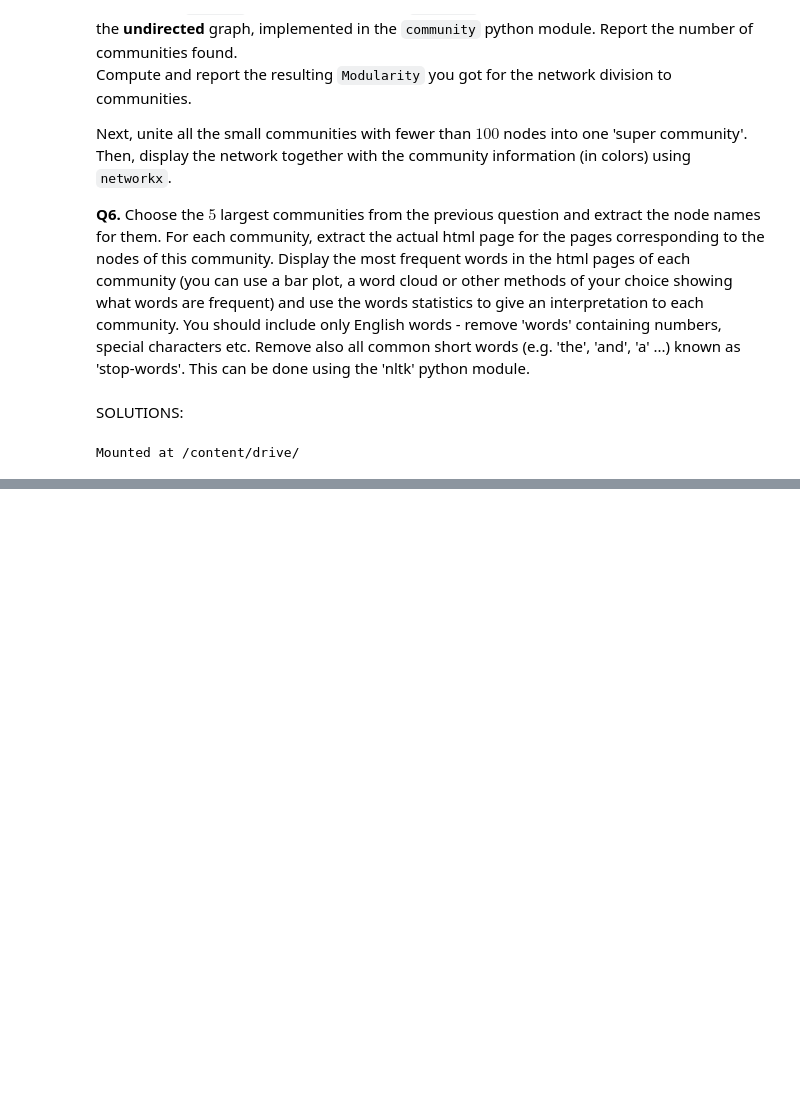
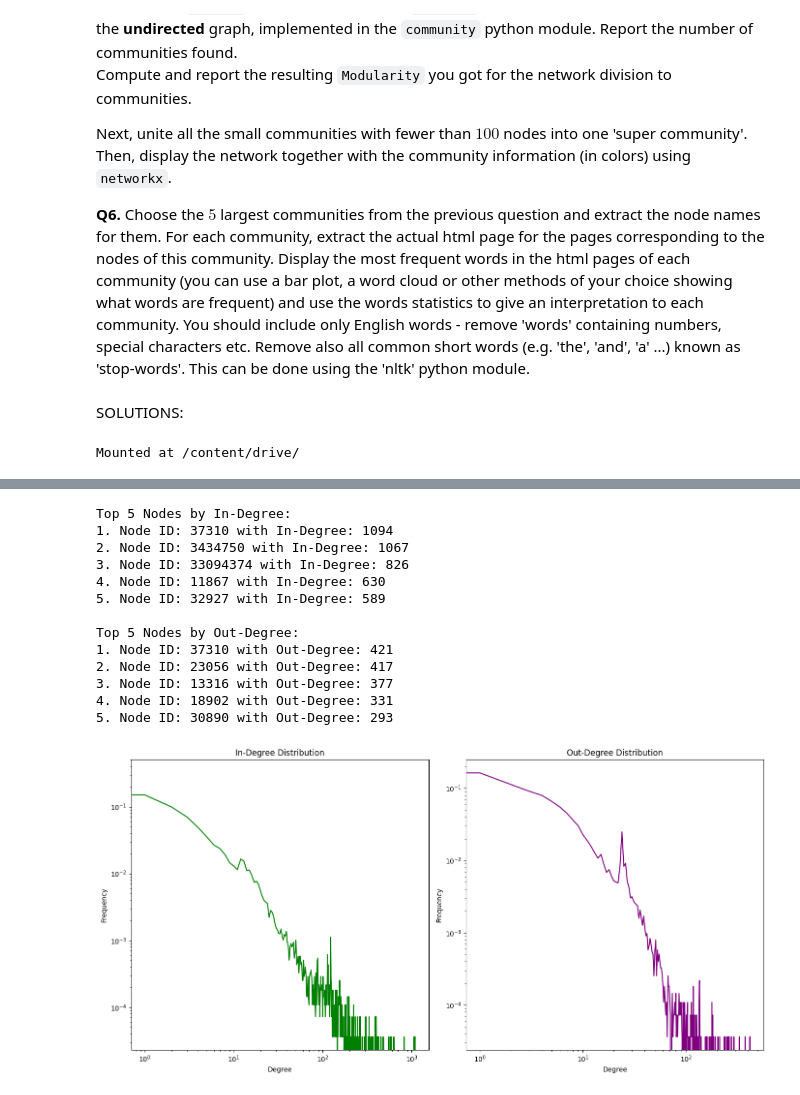
Before and after one commit to idoshalom1997/Big-Data-Mining, a Jupyter notebook: 1-wikipedia-network/wikipedia_network.ipynb, the cells around one changed output, grey strips where cells are left out. Cells and saved outputs as stored; diff of their text form; code cells hidden in the pictures; blank space fills up the shorter version.

```diff
--- a/1-wikipedia-network/wikipedia_network.ipynb
+++ b/1-wikipedia-network/wikipedia_network.ipynb
@@ -86,0 +82,80 @@ Text for Q1:
+# %%
+import requests  # Needed to download files from the web
+import gzip  # Used to handle compressed files
+import pandas as pd  # Useful for data manipulation and analysis
+import networkx as nx  # Helps with network structures like graphs
+from operator import itemgetter  # Useful for sorting data
+import matplotlib.pyplot as plt  # Used for creating visualizations
+
+# Download the dataset from the internet and save it locally
+dataset_url = 'https://zenodo.org/records/2539424/files/enwiki.wikilink_graph.2002-03-01.csv.gz?download=1'
+response = requests.get(dataset_url)
+with open('downloaded_dataset.csv.gz', 'wb') as file:
+    file.write(response.content)
+
+# Load the dataset from the file into a table format for easier handling
+with gzip.open('downloaded_dataset.csv.gz', 'rt', encoding='utf-8') as gz_file:
+    data_frame = pd.read_csv(gz_file, delimiter='\t')
+
+# Convert the data into a directed graph format to analyze connections
+directed_graph = nx.from_pandas_edgelist(data_frame, 'page_id_from', 'page_id_to', create_using=nx.DiGraph())
+
+# Compute how many connections go into and out of each page
+node_in_degrees = dict(directed_graph.in_degree())
+node_out_degrees = dict(directed_graph.out_degree())
+
+# Identify and list the top pages based on their number of incoming and outgoing connections
+top_in_degree_nodes = sorted(node_in_degrees.items(), key=itemgetter(1), reverse=True)[:5]
+top_out_degree_nodes = sorted(node_out_degrees.items(), key=itemgetter(1), reverse=True)[:5]
+
+# Print the top pages by number of incoming and outgoing connections
+print("Top 5 Nodes by In-Degree:")
+for rank, (node_id, in_degree) in enumerate(top_in_degree_nodes, start=1):
+    print(f"{rank}. Node ID: {node_id} with In-Degree: {in_degree}")
+
+print("\nTop 5 Nodes by Out-Degree:")
+for rank, (node_id, out_degree) in enumerate(top_out_degree_nodes, start=1):
+    print(f"{rank}. Node ID: {node_id} with Out-Degree: {out_degree}")
+
+# Analyze and visualize how common different connection counts are among the pages
+max_degree_in = max(node_in_degrees.values())
+max_degree_out = max(node_out_degrees.values())
+
+in_degree_dist = [list(node_in_degrees.values()).count(i) / float(nx.number_of_nodes(directed_graph)) for i in range(max_degree_in + 1)]
+out_degree_dist = [list(node_out_degrees.values()).count(i) / float(nx.number_of_nodes(directed_graph)) for i in range(max_degree_out + 1)]
+
+# Plot the distribution of incoming and outgoing connections
+plt.figure(figsize=(14, 7))
+plt.subplot(1, 2, 1)
+plt.plot(in_degree_dist, color="green")
+plt.xscale('log')
+plt.yscale('log')
+plt.title('In-Degree Distribution')
+plt.xlabel('Degree')
+plt.ylabel('Frequency')
+
+plt.subplot(1, 2, 2)
+plt.plot(out_degree_dist, color="purple")
+plt.xscale('log')
+plt.yscale('log')
+plt.title('Out-Degree Distribution')
+plt.xlabel('Degree')
+plt.ylabel('Frequency')
+
+plt.tight_layout()
+plt.show()
+# %% [output]
+Top 5 Nodes by In-Degree:
+1. Node ID: 37310 with In-Degree: 1094
+2. Node ID: 3434750 with In-Degree: 1067
+3. Node ID: 33094374 with In-Degree: 826
+4. Node ID: 11867 with In-Degree: 630
+5. Node ID: 32927 with In-Degree: 589
+
+Top 5 Nodes by Out-Degree:
+1. Node ID: 37310 with Out-Degree: 421
+2. Node ID: 23056 with Out-Degree: 417
+3. Node ID: 13316 with Out-Degree: 377
+4. Node ID: 18902 with Out-Degree: 331
+5. Node ID: 30890 with Out-Degree: 293
+[figure, added]
```
Also changed, not shown: parts of 27 cells of this notebook.
